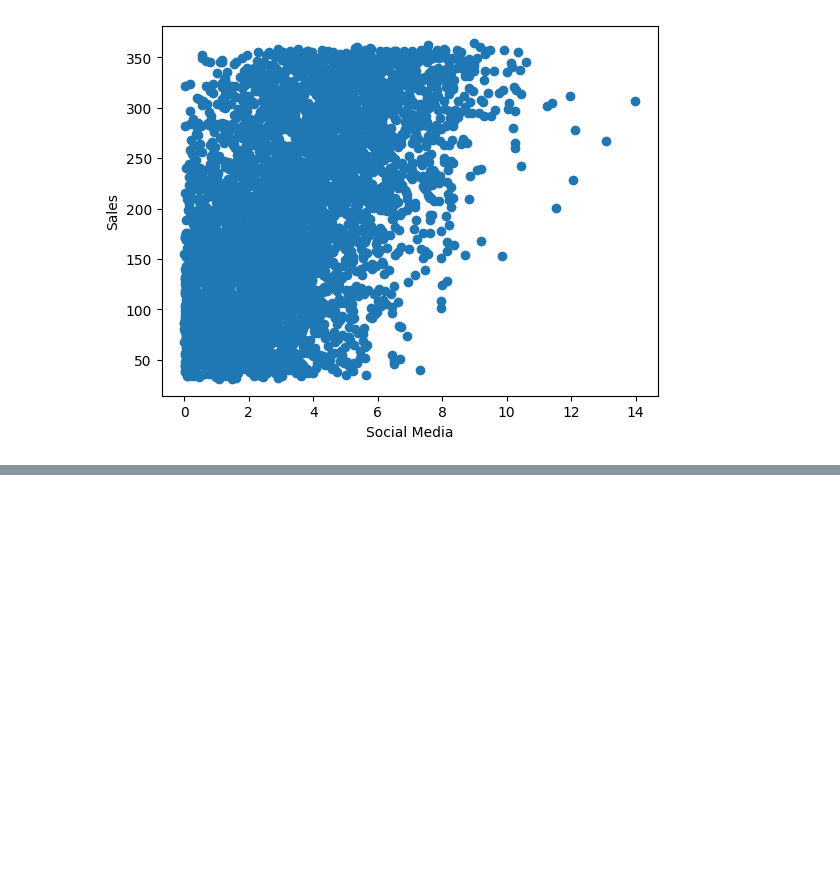
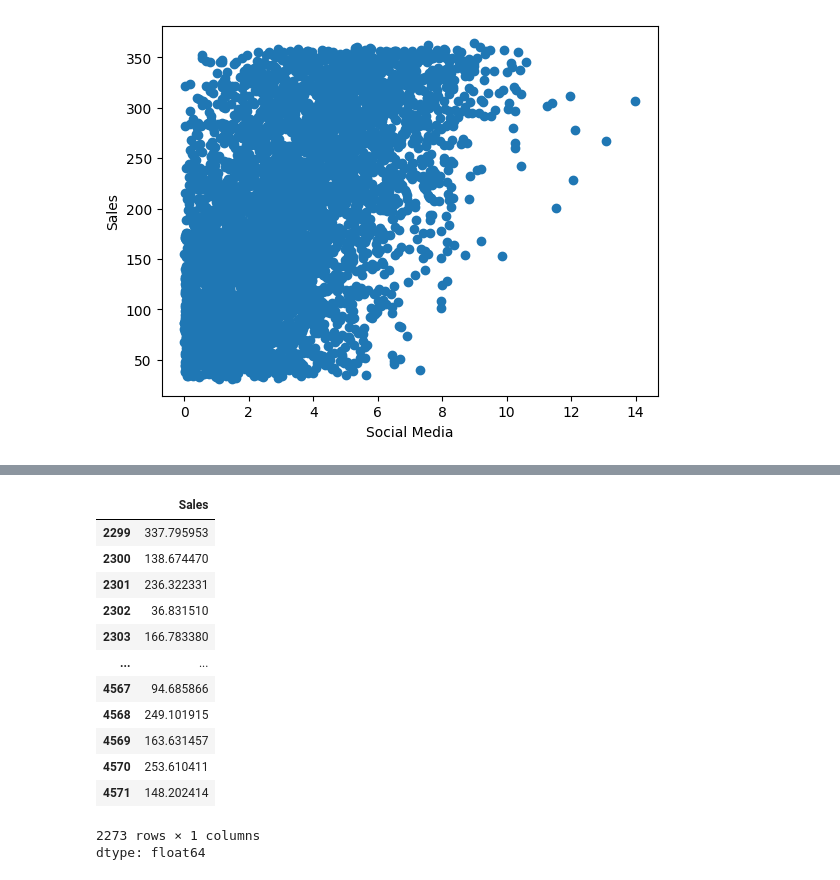
Before and after one commit to redinent/PCLUBMLSPRINGCAMP_ASSIGNMENT-_ARNAVSHARMA, a Jupyter notebook: MLspring_campassignment1.ipynb, the cells around one changed output, grey strips where cells are left out. Saved outputs shown, nothing was run; the diff lists cells and outputs as text; code cells hidden in the pictures; blank space fills up the shorter version.

```diff
--- a/MLspring_campassignment1.ipynb
+++ b/MLspring_campassignment1.ipynb
@@ -126,0 +139,17 @@ array([nan, nan, nan, ..., nan, nan, nan])
+# %%
+y_test
+# %% [output]
+|  | Sales |
+| 2299 | 337.795953 |
+| 2300 | 138.674470 |
+| 2301 | 236.322331 |
+| 2302 | 36.831510 |
+| 2303 | 166.783380 |
+| ... | ... |
+| 4567 | 94.685866 |
+| 4568 | 249.101915 |
+| 4569 | 163.631457 |
+| 4570 | 253.610411 |
+| 4571 | 148.202414 |
+2273 rows × 1 columns
+dtype: float64
```
Also changed, not shown: parts of 7 cells of this notebook.
